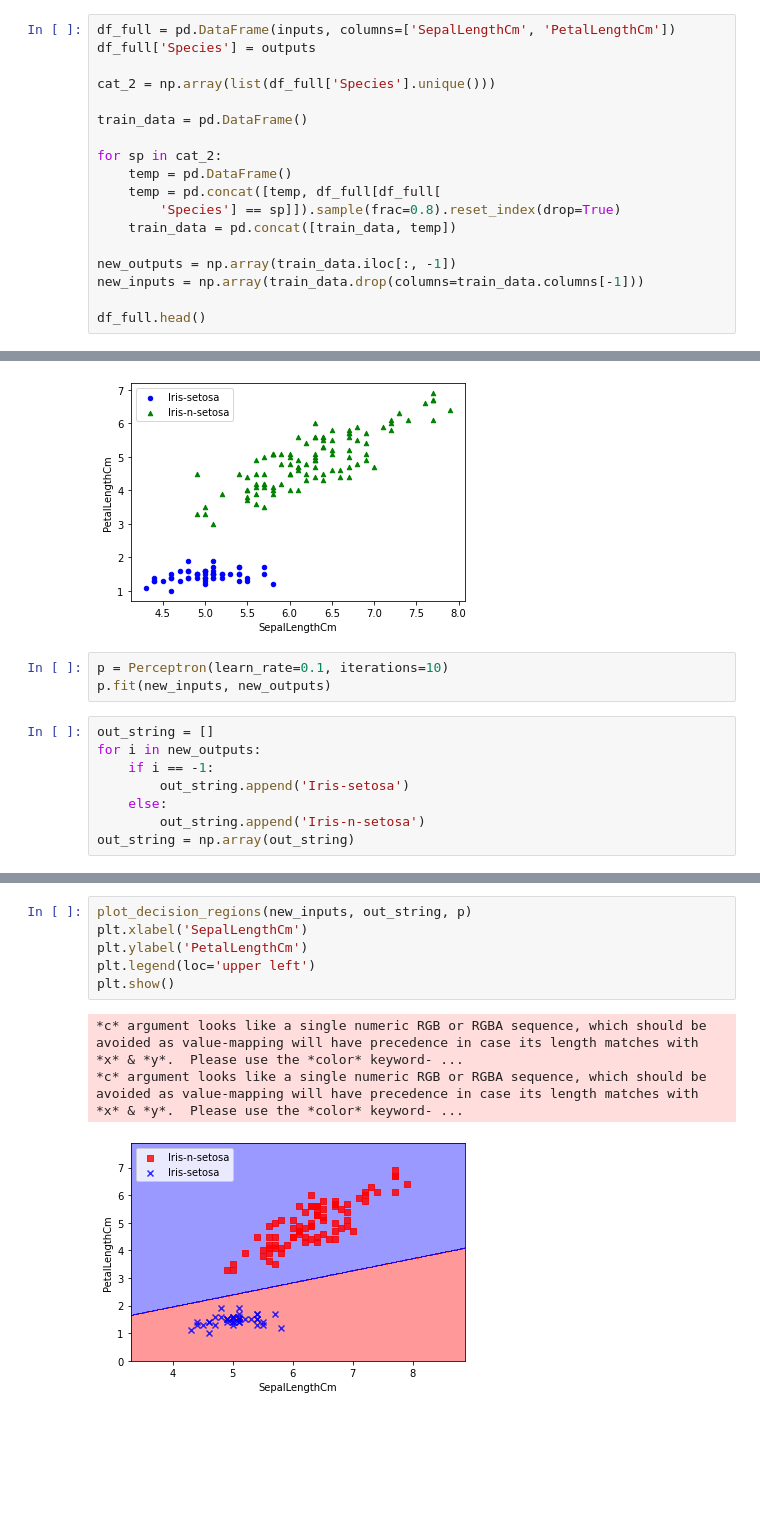
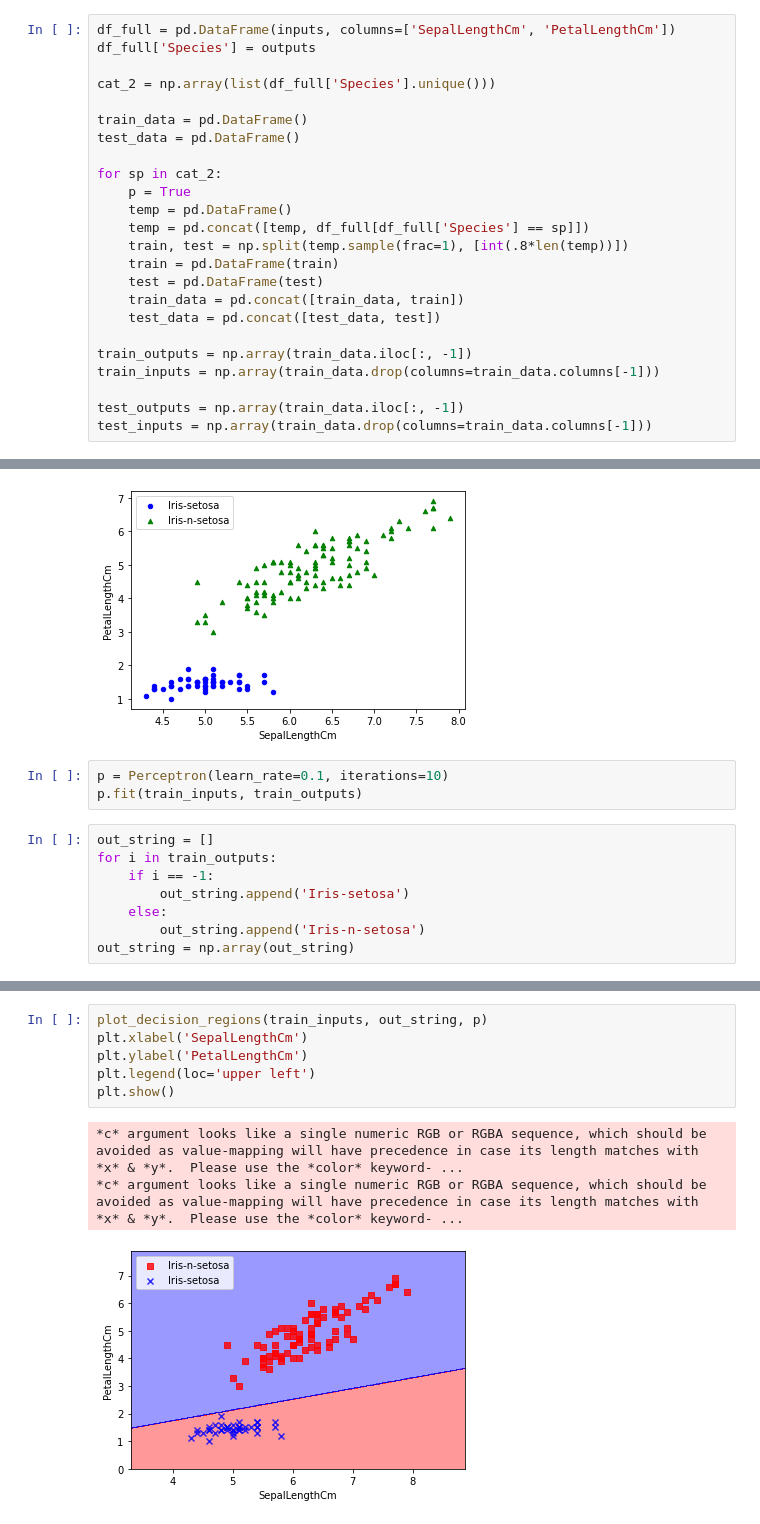
Before and after one commit to Chrisalid/Perceptron, a Jupyter notebook: Rede_Perceptron_S.ipynb, the cells around one changed output, grey strips where cells are left out. Saved outputs shown, nothing was run; the diff lists cells and outputs as text; blank space fills up the shorter version.

Commit message:
Updating Datas

```diff
--- a/Rede_Perceptron_S.ipynb
+++ b/Rede_Perceptron_S.ipynb
@@ -112,14 +146,20 @@ df_full['Species'] = outputs
 cat_2 = np.array(list(df_full['Species'].unique()))
 
 train_data = pd.DataFrame()
+test_data = pd.DataFrame()
 
 for sp in cat_2:
+    p = True
     temp = pd.DataFrame()
-    temp = pd.concat([temp, df_full[df_full[
-        'Species'] == sp]]).sample(frac=0.8).reset_index(drop=True)
-    train_data = pd.concat([train_data, temp])
+    temp = pd.concat([temp, df_full[df_full['Species'] == sp]])
+    train, test = np.split(temp.sample(frac=1), [int(.8*len(temp))])
+    train = pd.DataFrame(train)
+    test = pd.DataFrame(test)
+    train_data = pd.concat([train_data, train])
+    test_data = pd.concat([test_data, test])
 
-new_outputs = np.array(train_data.iloc[:, -1])
-new_inputs = np.array(train_data.drop(columns=train_data.columns[-1]))
+train_outputs = np.array(train_data.iloc[:, -1])
+train_inputs = np.array(train_data.drop(columns=train_data.columns[-1]))
 
-df_full.head()
+test_outputs = np.array(train_data.iloc[:, -1])
+test_inputs = np.array(train_data.drop(columns=train_data.columns[-1]))
@@ -148,10 +181,10 @@ for var in cat_2:
 [figure]
 # %%
 p = Perceptron(learn_rate=0.1, iterations=10)
-p.fit(new_inputs, new_outputs)
+p.fit(train_inputs, train_outputs)
 # %%
 out_string = []
-for i in new_outputs:
+for i in train_outputs:
     if i == -1:
         out_string.append('Iris-setosa')
     else:
@@ -160,10 +195,10 @@ out_string = np.array(out_string)
 # %%
-plot_decision_regions(new_inputs, out_string, p)
+plot_decision_regions(train_inputs, out_string, p)
 plt.xlabel('SepalLengthCm')
 plt.ylabel('PetalLengthCm')
 plt.legend(loc='upper left')
 plt.show()
 # %% [output]
 *c* argument looks like a single numeric RGB or RGBA sequence, which should be avoided as value-mapping will have precedence in case its length matches with *x* & *y*.  Please use the *color* keyword- ...
 *c* argument looks like a single numeric RGB or RGBA sequence, which should be avoided as value-mapping will have precedence in case its length matches with *x* & *y*.  Please use the *color* keyword- ...
-[figure, old version]
+[figure, new version]
```
Also changed, not shown: parts of 6 cells of this notebook.
